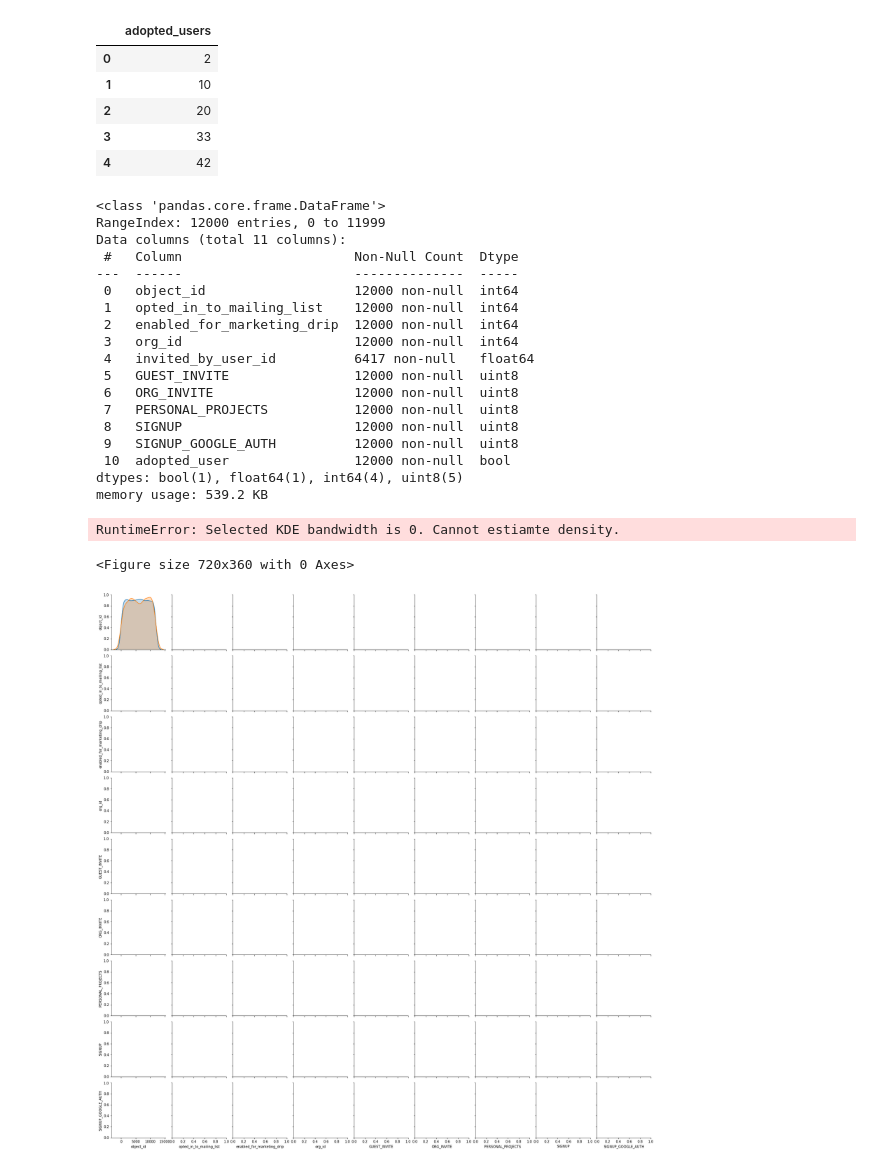
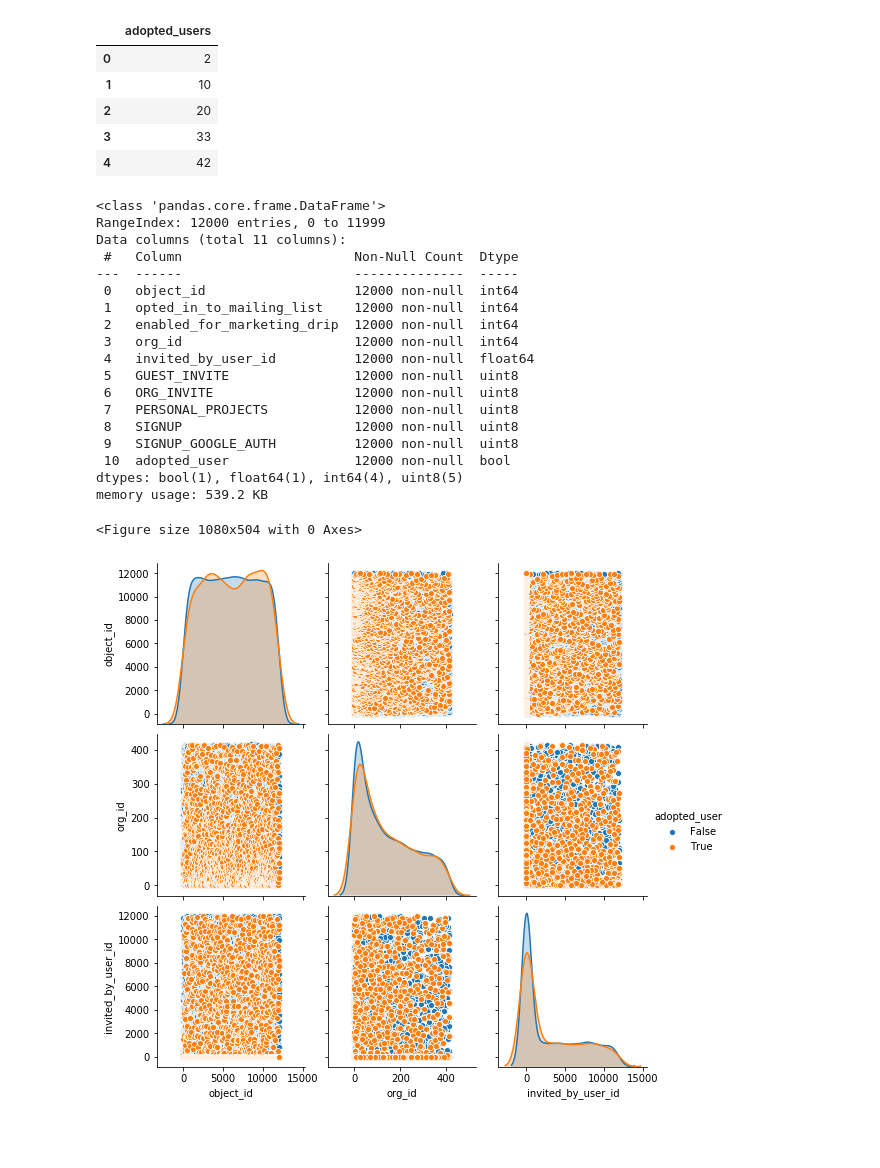
Before and after one commit to nanodoc2020/Springboard, a Jupyter notebook: Mini-Projects/relax_challenge/Relax_Challenge.ipynb, the cells around one changed output. Drawn from its saved outputs; the diff is of its cells as text; code cells hidden in the pictures; blank space fills up the shorter version.

```diff
--- a/Mini-Projects/relax_challenge/Relax_Challenge.ipynb
+++ b/Mini-Projects/relax_challenge/Relax_Challenge.ipynb
@@ -165,7 +174,7 @@ adopted_users.head()
 # %%
 users['adopted_user'] = users.index.isin(adopted_users['adopted_users'])
 users.drop(['creation_time', 'name', 'email', 'last_session_creation_time'], axis=1, inplace=True)
-users.invited_by_user_id.fillna(0)
+users.invited_by_user_id.fillna(0, inplace=True)
 
 users.info()
 # %% [output]
@@ -178,7 +187,7 @@ Data columns (total 11 columns):
  1   opted_in_to_mailing_list    12000 non-null  int64
  2   enabled_for_marketing_drip  12000 non-null  int64
  3   org_id                      12000 non-null  int64
- 4   invited_by_user_id          6417 non-null   float64
+ 4   invited_by_user_id          12000 non-null  float64
  5   GUEST_INVITE                12000 non-null  uint8
  6   ORG_INVITE                  12000 non-null  uint8
  7   PERSONAL_PROJECTS           12000 non-null  uint8
@@ -188,11 +197,9 @@ Data columns (total 11 columns):
 dtypes: bool(1), float64(1), int64(4), uint8(5)
 memory usage: 539.2 KB
 # %%
-_=plt.figure(figsize=(10,5))
-_=sns.pairplot(users.drop('invited_by_user_id', axis=1), hue='adopted_user')
-_=plt.tight_layout()
+_=plt.figure(figsize=(15,7))
+_=sns.pairplot(users[['object_id', 'org_id', 'invited_by_user_id', 'adopted_user']], hue='adopted_user')
 # %% [output]
-RuntimeError: Selected KDE bandwidth is 0. Cannot estiamte density.
+<Figure size 1080x504 with 0 Axes>
-<Figure size 720x360 with 0 Axes>
-[figure, old version]
+[figure, new version]
 # %%
```
Also changed, not shown: parts of 9 cells of this notebook.
